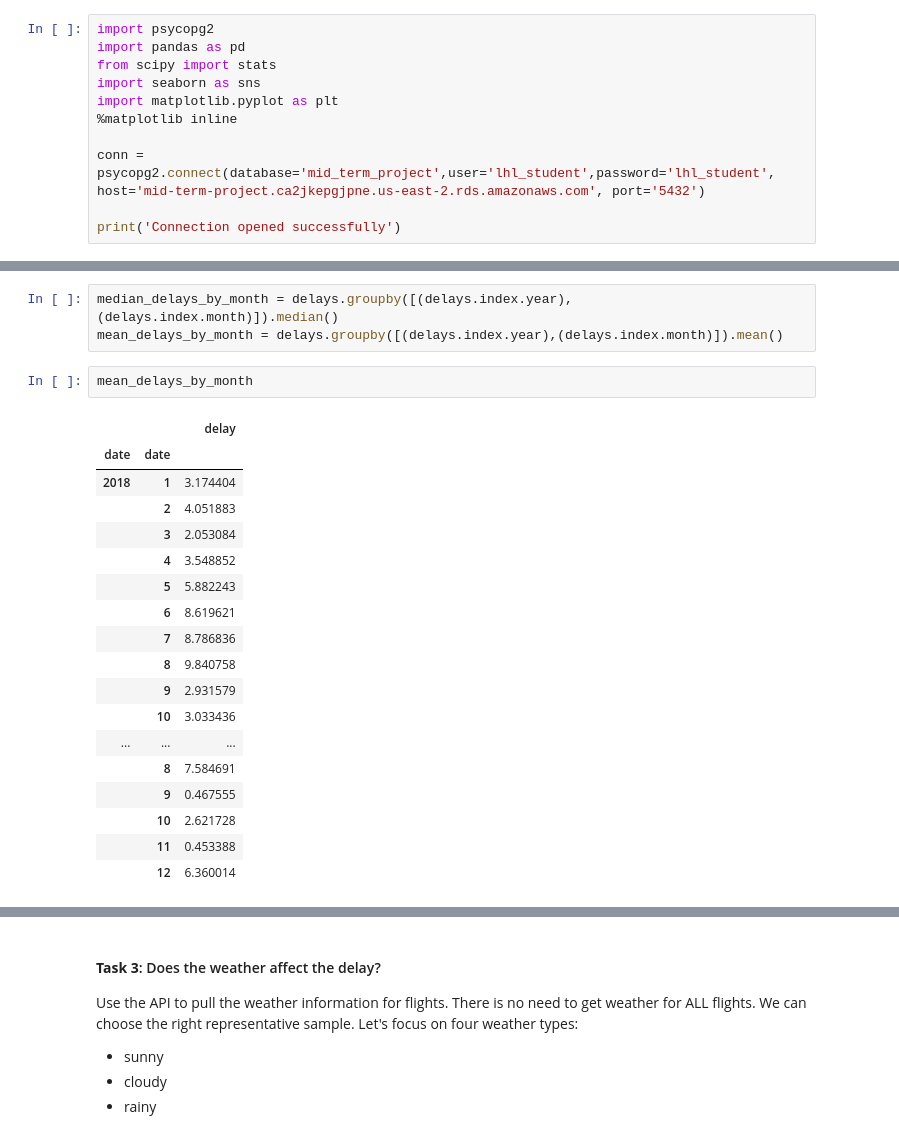
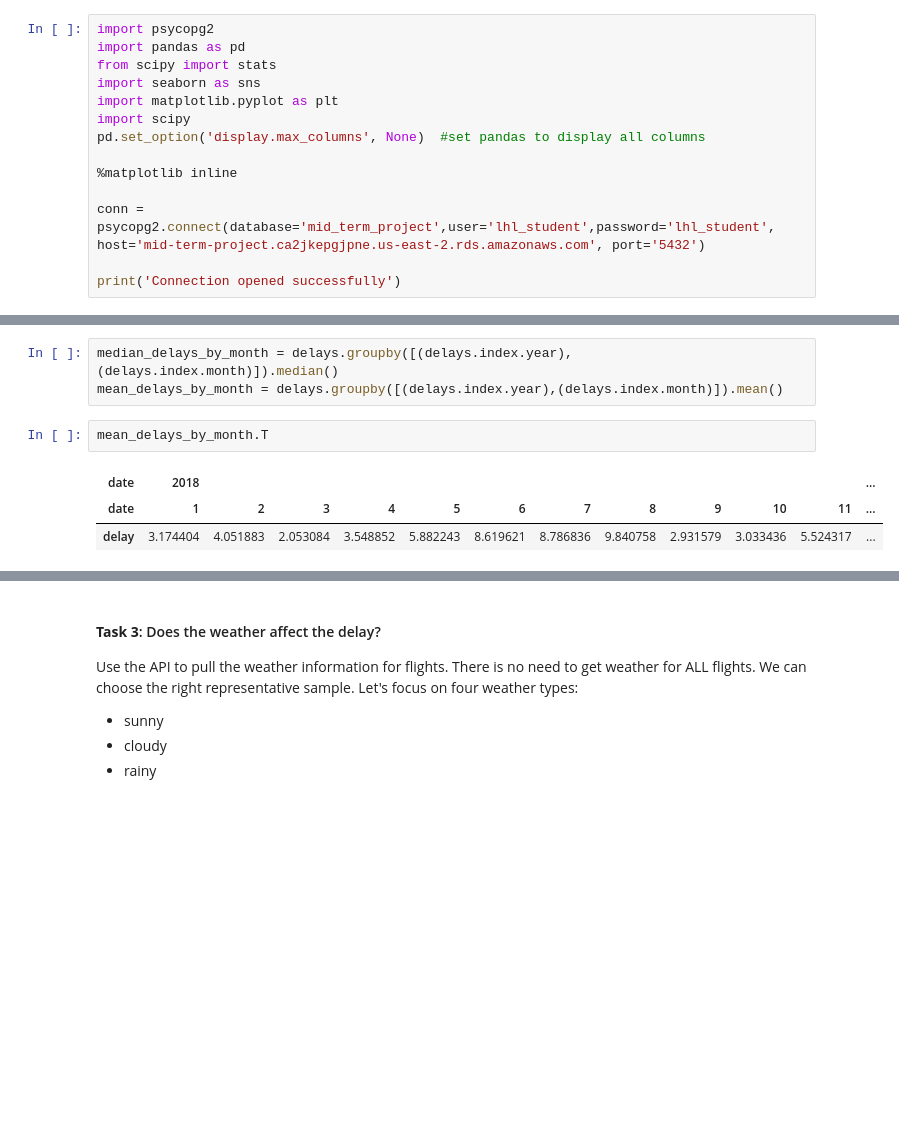
Before and after one commit to albina-m/LHL-Midterm-Flights, a Jupyter notebook: exploratory_analysis.ipynb, the cells around one changed output, grey strips where cells are left out. Saved outputs shown, nothing was run; the diff lists cells and outputs as text; blank space fills up the shorter version.

```diff
--- a/exploratory_analysis.ipynb
+++ b/exploratory_analysis.ipynb
@@ -11,6 +11,9 @@ import pandas as pd
 from scipy import stats
 import seaborn as sns
 import matplotlib.pyplot as plt
+import scipy
+pd.set_option('display.max_columns', None)  #set pandas to display all columns
+
 %matplotlib inline
 
 conn = psycopg2.connect(database='mid_term_project',user='lhl_student',password='lhl_student', host='mid-term-project.ca2jkepgjpne.us-east-2.rds.amazonaws.com', port='5432')
@@ -88,24 +91,9 @@ delays = delays.set_index('date')
 median_delays_by_month = delays.groupby([(delays.index.year),(delays.index.month)]).median()
 mean_delays_by_month = delays.groupby([(delays.index.year),(delays.index.month)]).mean()
 # %%
-mean_delays_by_month
+mean_delays_by_month.T
 # %% [output]
-|  |  | delay |
-| date | date |  |
-| 2018 | 1 | 3.174404 |
-|  | 2 | 4.051883 |
-|  | 3 | 2.053084 |
-|  | 4 | 3.548852 |
-|  | 5 | 5.882243 |
-|  | 6 | 8.619621 |
-|  | 7 | 8.786836 |
-|  | 8 | 9.840758 |
-|  | 9 | 2.931579 |
-|  | 10 | 3.033436 |
-| ... | ... | ... |
-|  | 8 | 7.584691 |
-|  | 9 | 0.467555 |
-|  | 10 | 2.621728 |
-|  | 11 | 0.453388 |
-|  | 12 | 6.360014 |
+| date | 2018 |  |  |  |  |  |  |  |  |  |  | ... |
+| date | 1 | 2 | 3 | 4 | 5 | 6 | 7 | 8 | 9 | 10 | 11 | ... |
+| delay | 3.174404 | 4.051883 | 2.053084 | 3.548852 | 5.882243 | 8.619621 | 8.786836 | 9.840758 | 2.931579 | 3.033436 | 5.524317 | ... |
 # %%
```
Also changed, not shown: parts of 9 cells of this notebook, 2 other files.
